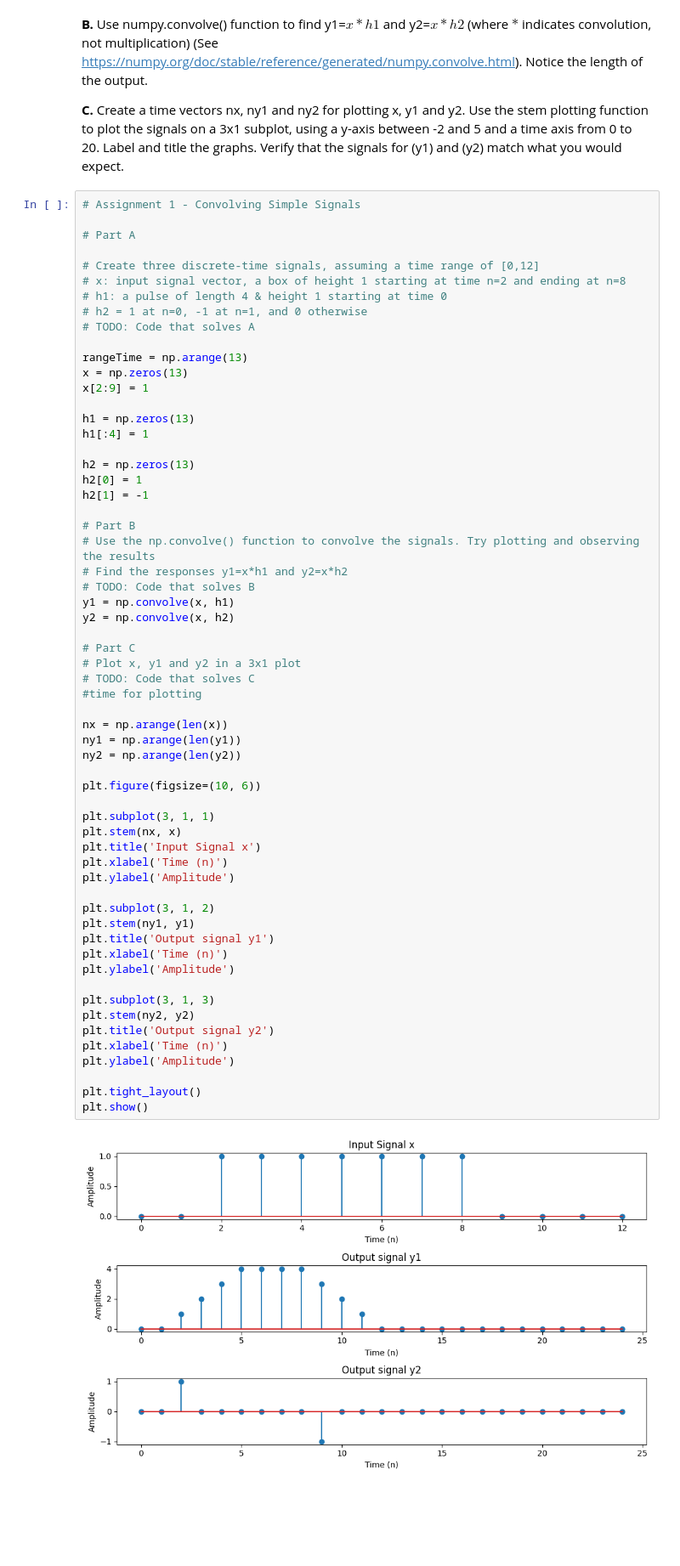
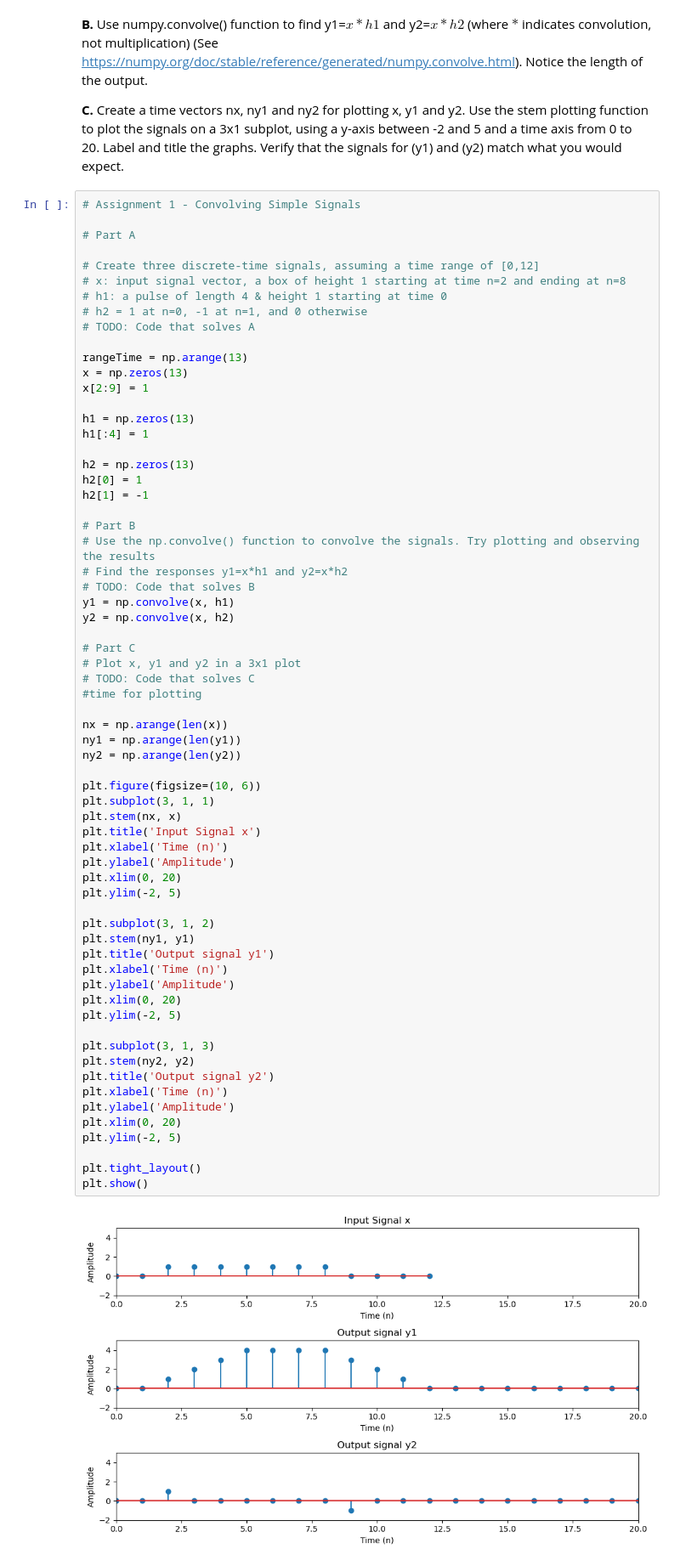
Before and after one commit to h-badams/ee-242, a Jupyter notebook: EE 242 Lab 2/EE242_Lab2a.ipynb, the cells around one changed output. Shown: that part at 85% size. Drawn from its saved outputs; the diff is of its cells as text; blank space fills up the shorter version.

```diff
--- a/EE 242 Lab 2/EE242_Lab2a.ipynb
+++ b/EE 242 Lab 2/EE242_Lab2a.ipynb
@@ -68,35 +68,40 @@ y2 = np.convolve(x, h2)
 # Plot x, y1 and y2 in a 3x1 plot
 # TODO: Code that solves C
 #time for plotting
 
 nx = np.arange(len(x))
 ny1 = np.arange(len(y1))
 ny2 = np.arange(len(y2))
 
 plt.figure(figsize=(10, 6))
-
 plt.subplot(3, 1, 1)
 plt.stem(nx, x)
 plt.title('Input Signal x')
 plt.xlabel('Time (n)')
 plt.ylabel('Amplitude')
+plt.xlim(0, 20)
+plt.ylim(-2, 5)
 
 plt.subplot(3, 1, 2)
 plt.stem(ny1, y1)
 plt.title('Output signal y1')
 plt.xlabel('Time (n)')
 plt.ylabel('Amplitude')
+plt.xlim(0, 20)
+plt.ylim(-2, 5)
 
 plt.subplot(3, 1, 3)
 plt.stem(ny2, y2)
 plt.title('Output signal y2')
 plt.xlabel('Time (n)')
 plt.ylabel('Amplitude')
+plt.xlim(0, 20)
+plt.ylim(-2, 5)
 
 plt.tight_layout()
 plt.show()
 # %% [output]
-[figure, old version]
+[figure, new version]
 # %% [markdown]
 ###  Discussion
 
```
Also changed, not shown: parts of 2 cells of this notebook, 2 other files.
